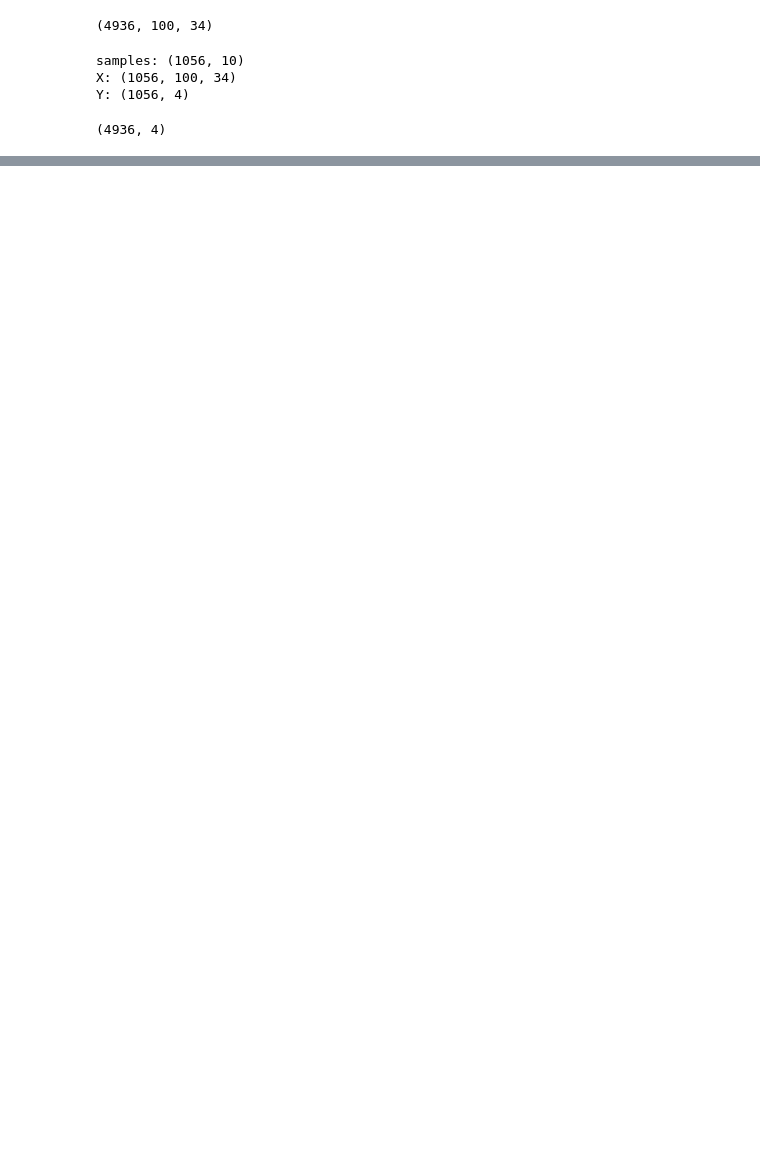
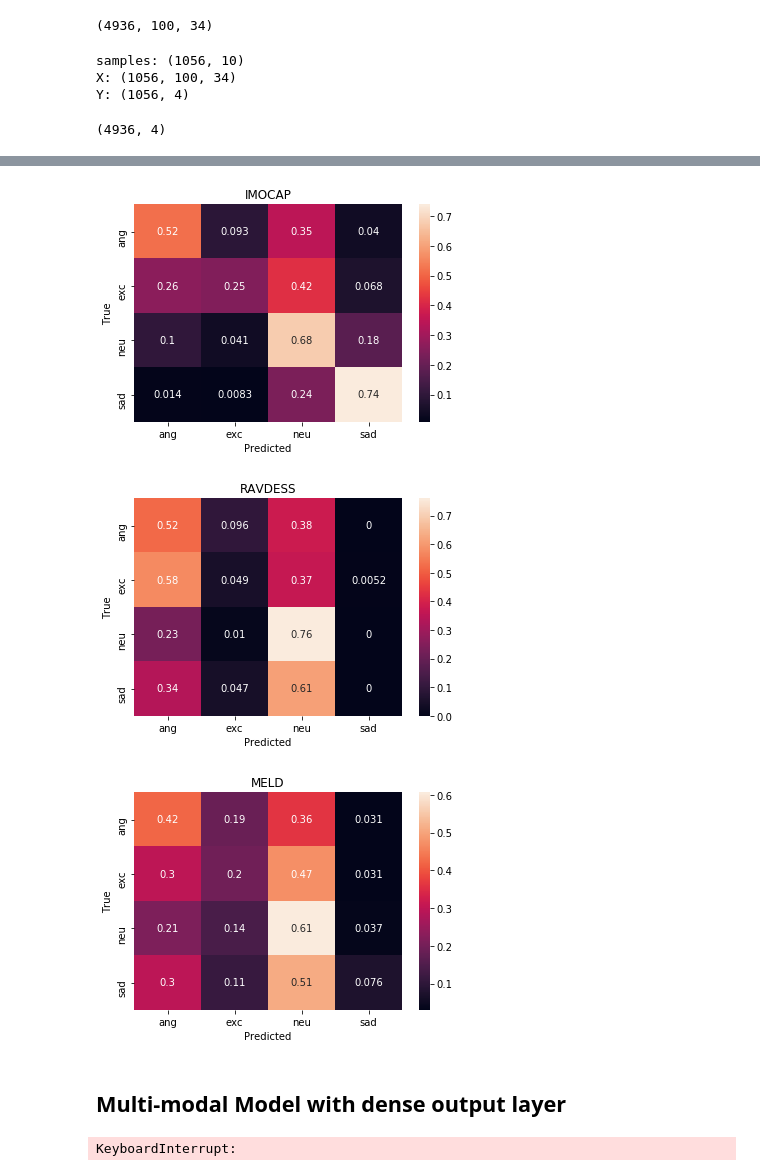
Before and after one commit to AndresR15/Capstone---RTSD-System, a Jupyter notebook: Code/Notebook tests/model_test.ipynb, the cells around one changed output, grey strips where cells are left out. Cells and saved outputs as stored; diff of their text form; code cells hidden in the pictures; blank space fills up the shorter version.

```diff
--- a/Code/Notebook tests/model_test.ipynb
+++ b/Code/Notebook tests/model_test.ipynb
@@ -444,5 +468,5 @@ if save_model:
 # %%
-audio_layer = audio_only_model.extract_audio_layer()
+audio_layer = audio_only.extract_audio_layer()
 
 multi_modal_model= audio_text_model(audio_layer, pol_only = False, optimizer="Adam")
 multi_modal_model.compile(loss='categorical_crossentropy',
@@ -459,5 +483,5 @@ time elapsed: 29.296688079833984
 # %%
-test_res, rev_res, MELD_res = get_model_acc(([revdess_X, revdess_X_text_auto], revdess_Y),
+test_res, rev_res, MELD_res,conf_mtx  = get_model_acc(([revdess_X, revdess_X_text_auto], revdess_Y),
                                   ([x_train_speech, x_transcript], Y),
-                                  ([MELD_x, MELD_pol_subj], MELD_y), multi_modal_model)
+                                  ([MELD_x, MELD_pol_subj], MELD_y), multi_modal_model, conf_mtx=True)
 # %% [output]
@@ -470 +494,15 @@ MELD set: Acc = 0.427, Loss = 1.529
+# %%
+for conf_idx in conf_mtx.keys():
+    ax = sns.heatmap(conf_mtx[conf_idx], annot=True,
+                                  xticklabels=emotions_used, yticklabels=emotions_used)
+    ax.set(xlabel='Predicted', ylabel='True')
+    plt.title(conf_idx)
+
+    plt.savefig("..\Misc\Diagrams\Confusion_Matrix\Multi_Modal/Pol_and_Subj/" + str(conf_idx) + ".png",
+                bbox_inches='tight')
+    plt.show()
+# %% [output]
+[figure, added]
+[figure, added]
+[figure, added]
 # %%
@@ -474,3 +512,5 @@ if save_model:
+# %% [markdown]
+## Multi-modal Model with dense output layer
 # %%
 class audio_text_model_denser(Model):
     def __init__(self, trained_audio_model:Model, pol_only = True, output_layers=3, optimizer="Adam"):
@@ -510,7 +550,7 @@ denser_histories = []
 accuracy_per_model = []
 for depth in tqdm.tqdm(range(0, 7)):
     # audio_text_model_denser
-    audio_layer = audio_only_model.extract_audio_layer()
+    audio_layer = audio_only.extract_audio_layer()
 
     cust_adam = keras.optimizers.Adam(learning_rate = 1e-5)
     multi_modal_model_denser_pol = audio_text_model_denser(audio_layer, optimizer="Adam", output_layers=depth)
@@ -534,6 +574,8 @@ for depth in tqdm.tqdm(range(0, 7)):
                                "rev_res":rev_res,
                                "MELD_res":MELD_res})
     model_list.append(multi_modal_model_denser_pol)
+# %% [output]
+KeyboardInterrupt:
 # %%
 for v in ["accuracy", "loss"]:
     plt.figure(figsize=(14,10))
```
Also changed, not shown: parts of 34 cells of this notebook.
